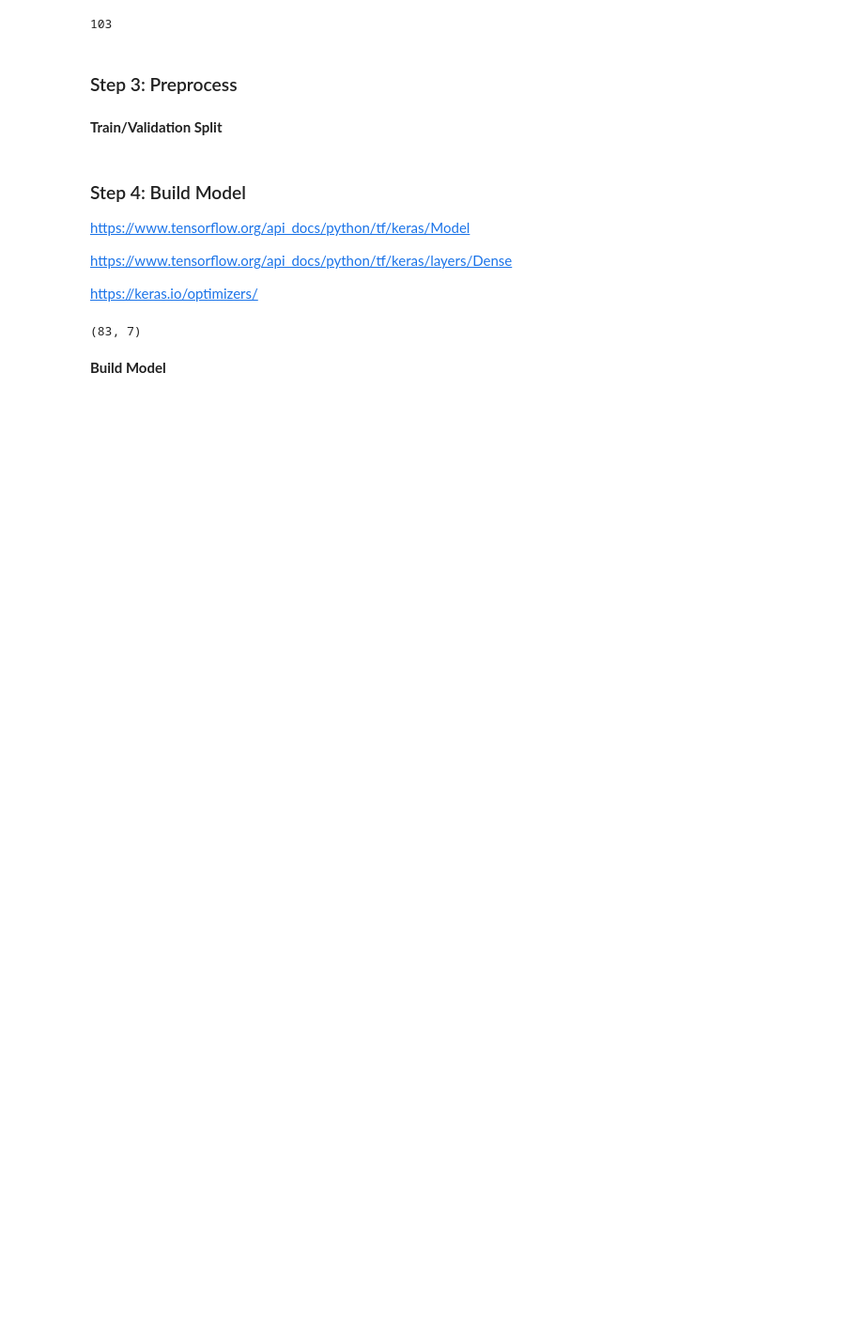
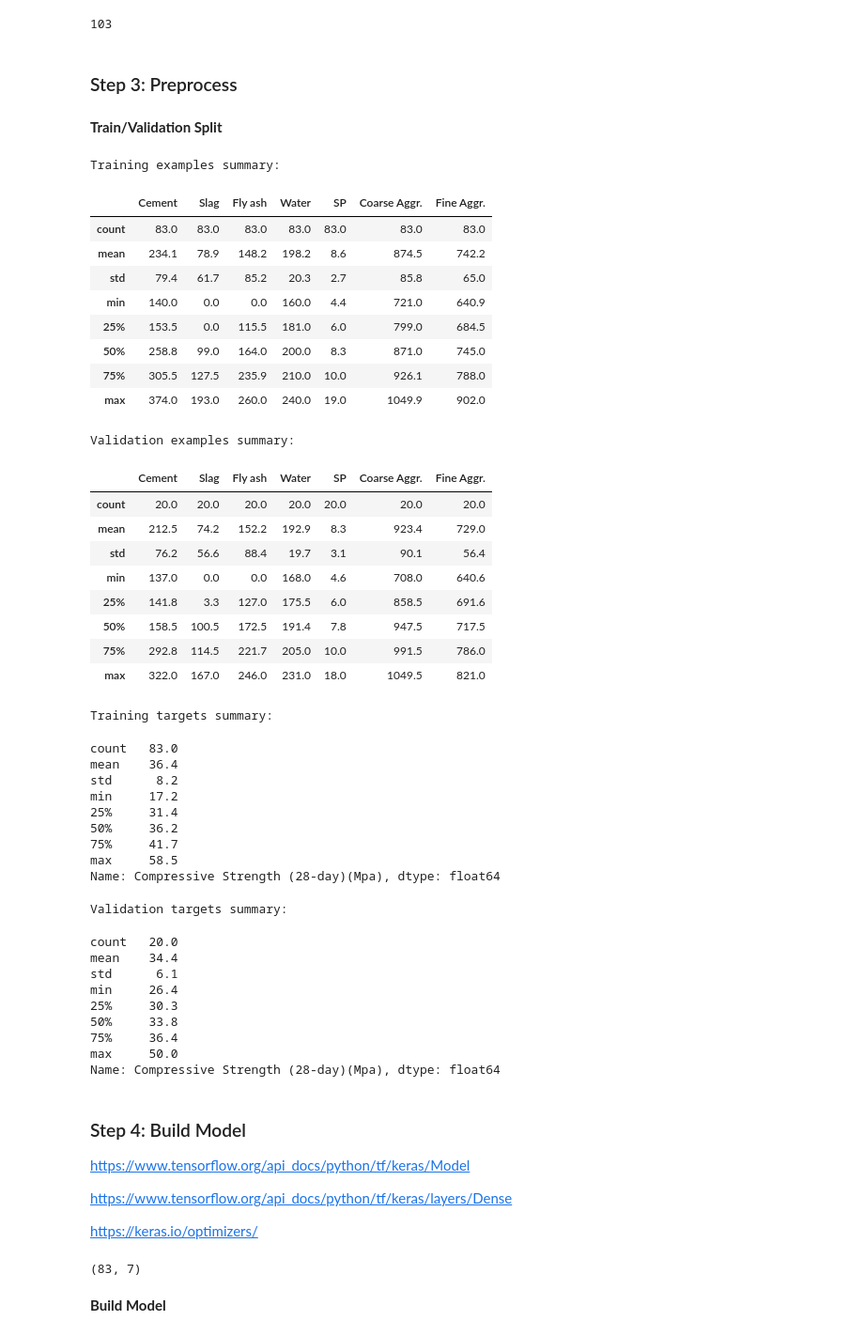
Before and after one commit to wenbinhuang9/deep-learning, a Jupyter notebook: lab/DNN_Lab_TemplateV2.ipynb, the cells around one changed output. Shown: that part at 94% size. Cells and saved outputs as stored; diff of their text form; code cells hidden in the pictures; blank space fills up the shorter version.

```diff
--- a/lab/DNN_Lab_TemplateV2.ipynb
+++ b/lab/DNN_Lab_TemplateV2.ipynb
@@ -83,6 +102,67 @@ def preprocess_targets(concrete_dataframe):
   return output_targets
 # %% [markdown]
 **Train/Validation Split**
+# %%
+
+# Choose the first 83 examples for training.
+training_examples=preprocess_features(concrete_dataframe.head(83))
+training_targets = preprocess_targets(concrete_dataframe.head(83))
+
+# Choose the 20 examples for validation.
+validation_examples=preprocess_features(concrete_dataframe.tail(20))
+validation_targets=preprocess_targets(concrete_dataframe.tail(20))
+
+# Double-check that we've done the right thing.
+print("Training examples summary:")
+display.display(training_examples.describe())
+print("Validation examples summary:")
+display.display(validation_examples.describe())
+
+print("Training targets summary:")
+display.display(training_targets.describe())
+print("Validation targets summary:")
+display.display(validation_targets.describe())
+# %% [output]
+Training examples summary:
+|  | Cement | Slag | Fly ash | Water | SP | Coarse Aggr. | Fine Aggr. |
+| count | 83.0 | 83.0 | 83.0 | 83.0 | 83.0 | 83.0 | 83.0 |
+| mean | 234.1 | 78.9 | 148.2 | 198.2 | 8.6 | 874.5 | 742.2 |
+| std | 79.4 | 61.7 | 85.2 | 20.3 | 2.7 | 85.8 | 65.0 |
+| min | 140.0 | 0.0 | 0.0 | 160.0 | 4.4 | 721.0 | 640.9 |
+| 25% | 153.5 | 0.0 | 115.5 | 181.0 | 6.0 | 799.0 | 684.5 |
+| 50% | 258.8 | 99.0 | 164.0 | 200.0 | 8.3 | 871.0 | 745.0 |
+| 75% | 305.5 | 127.5 | 235.9 | 210.0 | 10.0 | 926.1 | 788.0 |
+| max | 374.0 | 193.0 | 260.0 | 240.0 | 19.0 | 1049.9 | 902.0 |
+Validation examples summary:
+|  | Cement | Slag | Fly ash | Water | SP | Coarse Aggr. | Fine Aggr. |
+| count | 20.0 | 20.0 | 20.0 | 20.0 | 20.0 | 20.0 | 20.0 |
+| mean | 212.5 | 74.2 | 152.2 | 192.9 | 8.3 | 923.4 | 729.0 |
+| std | 76.2 | 56.6 | 88.4 | 19.7 | 3.1 | 90.1 | 56.4 |
+| min | 137.0 | 0.0 | 0.0 | 168.0 | 4.6 | 708.0 | 640.6 |
+| 25% | 141.8 | 3.3 | 127.0 | 175.5 | 6.0 | 858.5 | 691.6 |
+| 50% | 158.5 | 100.5 | 172.5 | 191.4 | 7.8 | 947.5 | 717.5 |
+| 75% | 292.8 | 114.5 | 221.7 | 205.0 | 10.0 | 991.5 | 786.0 |
+| max | 322.0 | 167.0 | 246.0 | 231.0 | 18.0 | 1049.5 | 821.0 |
+Training targets summary:
+count   83.0
+mean    36.4
+std      8.2
+min     17.2
+25%     31.4
+50%     36.2
+75%     41.7
+max     58.5
+Name: Compressive Strength (28-day)(Mpa), dtype: float64
+Validation targets summary:
+count   20.0
+mean    34.4
+std      6.1
+min     26.4
+25%     30.3
+50%     33.8
+75%     36.4
+max     50.0
+Name: Compressive Strength (28-day)(Mpa), dtype: float64
 # %% [markdown]
 ### Step 4: Build Model
 
```
Also changed, not shown: parts of 10 cells of this notebook.
